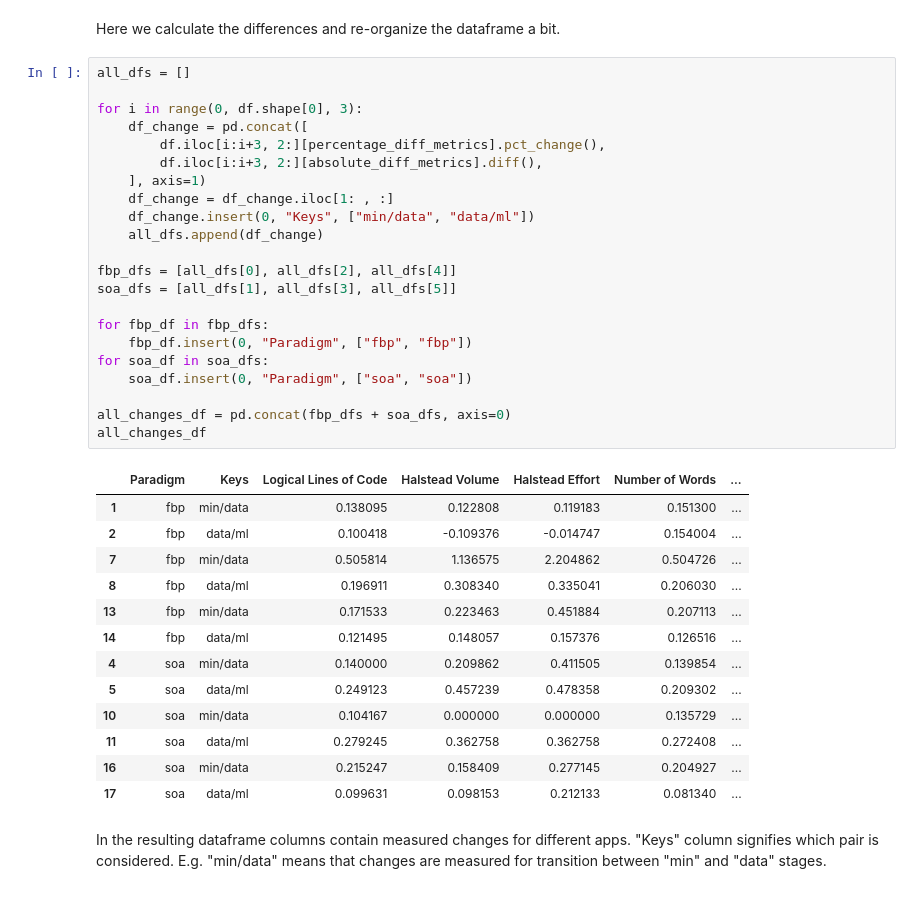
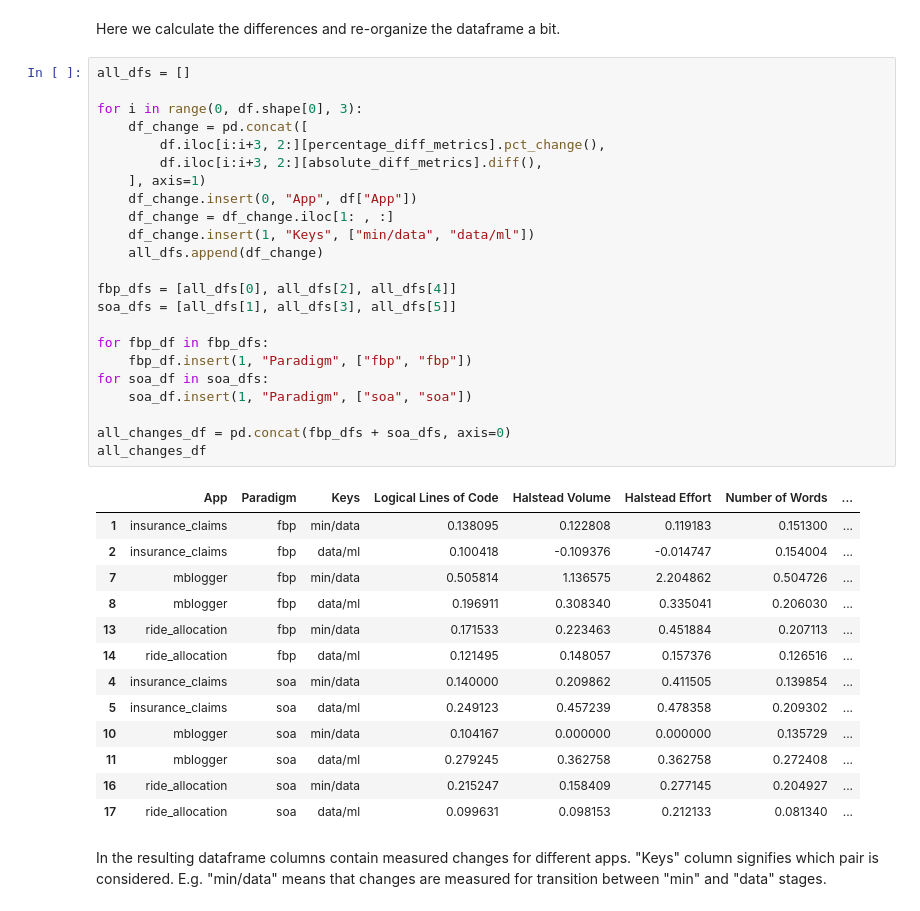
Before and after one commit to mlatcl/fbp-vs-soa, a Jupyter notebook: metrics_analysis.ipynb, the cells around one changed output. Drawn from its saved outputs; the diff is of its cells as text.

```diff
--- a/metrics_analysis.ipynb
+++ b/metrics_analysis.ipynb
@@ -37,38 +79,39 @@ Here we calculate the differences and re-organize the dataframe a bit.
 # %%
 all_dfs = []
 
 for i in range(0, df.shape[0], 3):
     df_change = pd.concat([
         df.iloc[i:i+3, 2:][percentage_diff_metrics].pct_change(),
         df.iloc[i:i+3, 2:][absolute_diff_metrics].diff(),
     ], axis=1)
+    df_change.insert(0, "App", df["App"])
     df_change = df_change.iloc[1: , :]
-    df_change.insert(0, "Keys", ["min/data", "data/ml"])
+    df_change.insert(1, "Keys", ["min/data", "data/ml"])
     all_dfs.append(df_change)
 
 fbp_dfs = [all_dfs[0], all_dfs[2], all_dfs[4]]
 soa_dfs = [all_dfs[1], all_dfs[3], all_dfs[5]]
 
 for fbp_df in fbp_dfs:
-    fbp_df.insert(0, "Paradigm", ["fbp", "fbp"])
+    fbp_df.insert(1, "Paradigm", ["fbp", "fbp"])
 for soa_df in soa_dfs:
-    soa_df.insert(0, "Paradigm", ["soa", "soa"])
+    soa_df.insert(1, "Paradigm", ["soa", "soa"])
 
 all_changes_df = pd.concat(fbp_dfs + soa_dfs, axis=0)
 all_changes_df
 # %% [output]
-|  | Paradigm | Keys | Logical Lines of Code | Halstead Volume | Halstead Effort | Number of Words | ... |
-| 1 | fbp | min/data | 0.138095 | 0.122808 | 0.119183 | 0.151300 | ... |
-| 2 | fbp | data/ml | 0.100418 | -0.109376 | -0.014747 | 0.154004 | ... |
-| 7 | fbp | min/data | 0.505814 | 1.136575 | 2.204862 | 0.504726 | ... |
-| 8 | fbp | data/ml | 0.196911 | 0.308340 | 0.335041 | 0.206030 | ... |
-| 13 | fbp | min/data | 0.171533 | 0.223463 | 0.451884 | 0.207113 | ... |
-| 14 | fbp | data/ml | 0.121495 | 0.148057 | 0.157376 | 0.126516 | ... |
-| 4 | soa | min/data | 0.140000 | 0.209862 | 0.411505 | 0.139854 | ... |
-| 5 | soa | data/ml | 0.249123 | 0.457239 | 0.478358 | 0.209302 | ... |
-| 10 | soa | min/data | 0.104167 | 0.000000 | 0.000000 | 0.135729 | ... |
-| 11 | soa | data/ml | 0.279245 | 0.362758 | 0.362758 | 0.272408 | ... |
-| 16 | soa | min/data | 0.215247 | 0.158409 | 0.277145 | 0.204927 | ... |
-| 17 | soa | data/ml | 0.099631 | 0.098153 | 0.212133 | 0.081340 | ... |
+|  | App | Paradigm | Keys | Logical Lines of Code | Halstead Volume | Halstead Effort | Number of Words | ... |
+| 1 | insurance_claims | fbp | min/data | 0.138095 | 0.122808 | 0.119183 | 0.151300 | ... |
+| 2 | insurance_claims | fbp | data/ml | 0.100418 | -0.109376 | -0.014747 | 0.154004 | ... |
+| 7 | mblogger | fbp | min/data | 0.505814 | 1.136575 | 2.204862 | 0.504726 | ... |
+| 8 | mblogger | fbp | data/ml | 0.196911 | 0.308340 | 0.335041 | 0.206030 | ... |
+| 13 | ride_allocation | fbp | min/data | 0.171533 | 0.223463 | 0.451884 | 0.207113 | ... |
+| 14 | ride_allocation | fbp | data/ml | 0.121495 | 0.148057 | 0.157376 | 0.126516 | ... |
+| 4 | insurance_claims | soa | min/data | 0.140000 | 0.209862 | 0.411505 | 0.139854 | ... |
+| 5 | insurance_claims | soa | data/ml | 0.249123 | 0.457239 | 0.478358 | 0.209302 | ... |
+| 10 | mblogger | soa | min/data | 0.104167 | 0.000000 | 0.000000 | 0.135729 | ... |
+| 11 | mblogger | soa | data/ml | 0.279245 | 0.362758 | 0.362758 | 0.272408 | ... |
+| 16 | ride_allocation | soa | min/data | 0.215247 | 0.158409 | 0.277145 | 0.204927 | ... |
+| 17 | ride_allocation | soa | data/ml | 0.099631 | 0.098153 | 0.212133 | 0.081340 | ... |
 # %% [markdown]
 In the resulting dataframe columns contain measured changes for different apps. "Keys" column signifies which pair is considered. E.g. "min/data" means that changes are measured for transition between "min" and "data" stages.
```
Also changed, not shown: parts of 4 cells of this notebook, 2 other files.
